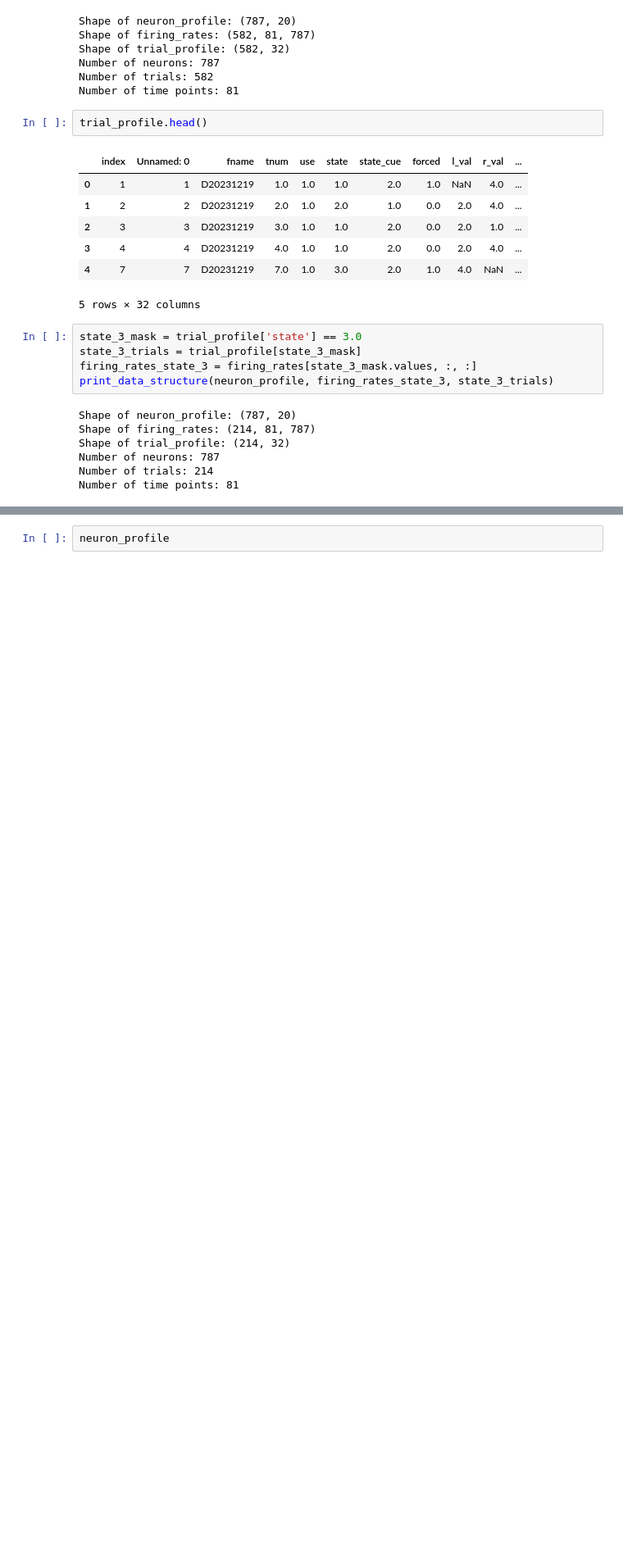
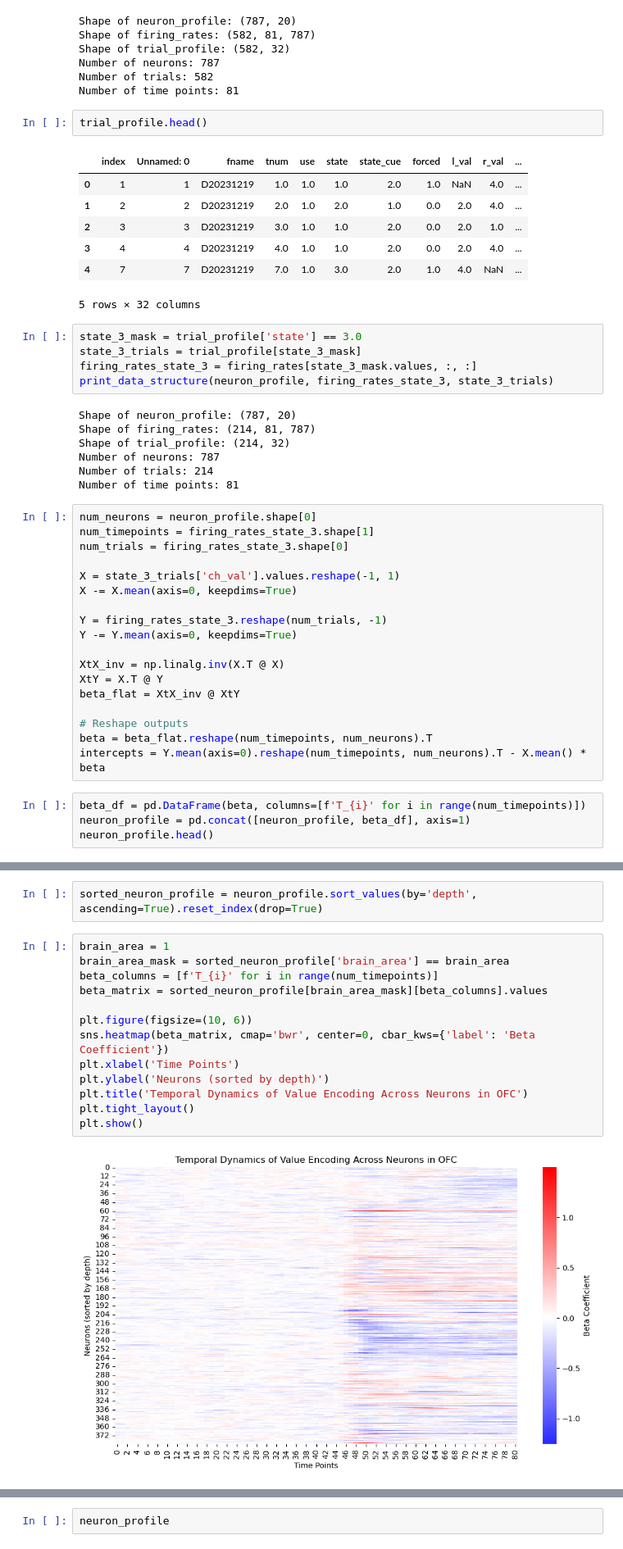
Before and after one commit to Yang2hang/Elston_lab, a Jupyter notebook: beta_val_temporal_dynamics.ipynb, the cells around one changed output, grey strips where cells are left out. Shown at 82% size. Drawn from its saved outputs; the diff is of its cells as text; blank space fills up the shorter version.

```diff
--- a/beta_val_temporal_dynamics.ipynb
+++ b/beta_val_temporal_dynamics.ipynb
@@ -209,3 +209,25 @@ Shape of trial_profile: (214, 32)
 Number of neurons: 787
 Number of trials: 214
 Number of time points: 81
+# %%
+num_neurons = neuron_profile.shape[0]
+num_timepoints = firing_rates_state_3.shape[1]
+num_trials = firing_rates_state_3.shape[0]
+
+X = state_3_trials['ch_val'].values.reshape(-1, 1)
+X -= X.mean(axis=0, keepdims=True)
+
+Y = firing_rates_state_3.reshape(num_trials, -1)
+Y -= Y.mean(axis=0, keepdims=True)
+
+XtX_inv = np.linalg.inv(X.T @ X)
+XtY = X.T @ Y
+beta_flat = XtX_inv @ XtY
+
+# Reshape outputs
+beta = beta_flat.reshape(num_timepoints, num_neurons).T
+intercepts = Y.mean(axis=0).reshape(num_timepoints, num_neurons).T - X.mean() * beta
+# %%
+beta_df = pd.DataFrame(beta, columns=[f'T_{i}' for i in range(num_timepoints)])
+neuron_profile = pd.concat([neuron_profile, beta_df], axis=1)
+neuron_profile.head()
@@ -211,0 +242,17 @@ Number of time points: 81
+# %%
+sorted_neuron_profile = neuron_profile.sort_values(by='depth', ascending=True).reset_index(drop=True)
+# %%
+brain_area = 1
+brain_area_mask = sorted_neuron_profile['brain_area'] == brain_area
+beta_columns = [f'T_{i}' for i in range(num_timepoints)]
+beta_matrix = sorted_neuron_profile[brain_area_mask][beta_columns].values
+
+plt.figure(figsize=(10, 6))
+sns.heatmap(beta_matrix, cmap='bwr', center=0, cbar_kws={'label': 'Beta Coefficient'})
+plt.xlabel('Time Points')
+plt.ylabel('Neurons (sorted by depth)')
+plt.title('Temporal Dynamics of Value Encoding Across Neurons in OFC')
+plt.tight_layout()
+plt.show()
+# %% [output]
+[figure, added]
```
Also changed, not shown: parts of 3 cells of this notebook, 4 other files.
